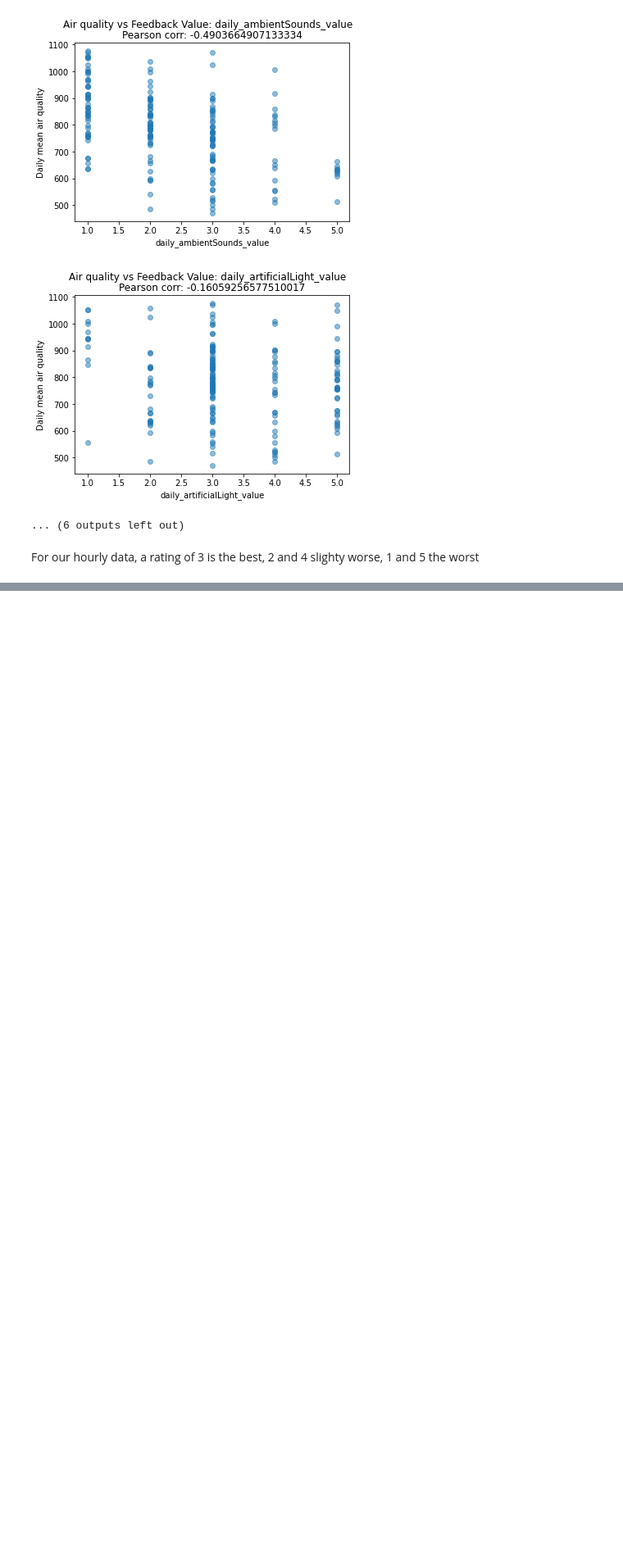
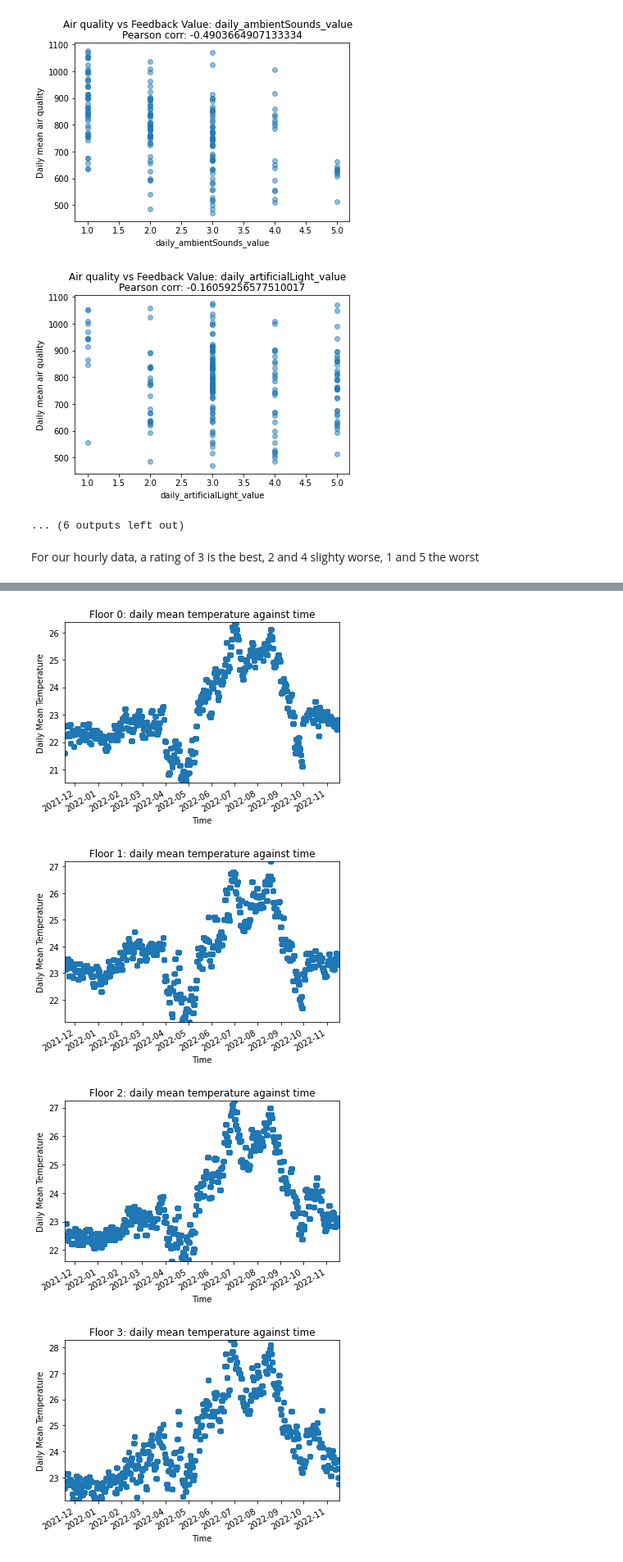
Before and after one commit to tug-cps/SchoolFeedback, a Jupyter notebook: notebooks/trends_data.ipynb, the cells around one changed output, grey strips where cells are left out. Shown at 82% size. Cells and saved outputs as stored; diff of their text form; code cells hidden in the pictures; blank space fills up the shorter version.

```diff
--- a/notebooks/trends_data.ipynb
+++ b/notebooks/trends_data.ipynb
@@ -280,0 +334,31 @@ AttributeError: 'str' object has no attribute 'apply'
+# %%
+floor_num = 0
+for floor_data in [r0_temp_dfs,r1_temp_dfs,r2_temp_dfs,r3_temp_dfs]:
+
+    #Finding the daily max temp level in each floor
+    tempdata = pd.concat(floor_data, axis = 0)
+    tempdata['date'] = tempdata['timestamp'].dt.date
+    tempdata['DayMax'] = tempdata.groupby(tempdata['date'])['value'].transform('mean')
+
+    #considering only one reading per day
+    tempdata.drop_duplicates(subset='date', keep="first")
+    #print(tempdata)
+
+    #plotting floor max temp against time
+    plt.scatter(tempdata['timestamp'], tempdata['DayMax'], alpha=0.5)
+    plt.gca().xaxis.set_major_locator(matplotlib.dates.MonthLocator())
+    plt.gca().xaxis.set_major_formatter(matplotlib.dates.DateFormatter("%Y-%m"))
+    plt.gcf().autofmt_xdate()
+    plt.margins(x=0,y=0)
+    plt.title("Floor " + str(floor_num) + ": daily mean temperature against time")
+    plt.ylabel("Daily Mean Temperature")
+    plt.xlabel("Time")
+    plt.savefig('../plots/floor_temp/floor_'+str(floor_num)+".png")
+    plt.show()
+
+    floor_num +=1
+# %% [output]
+[figure, added]
+[figure, added]
+[figure, added]
+[figure, added]
```
Also changed, not shown: parts of 6 cells of this notebook, 16 other files.
